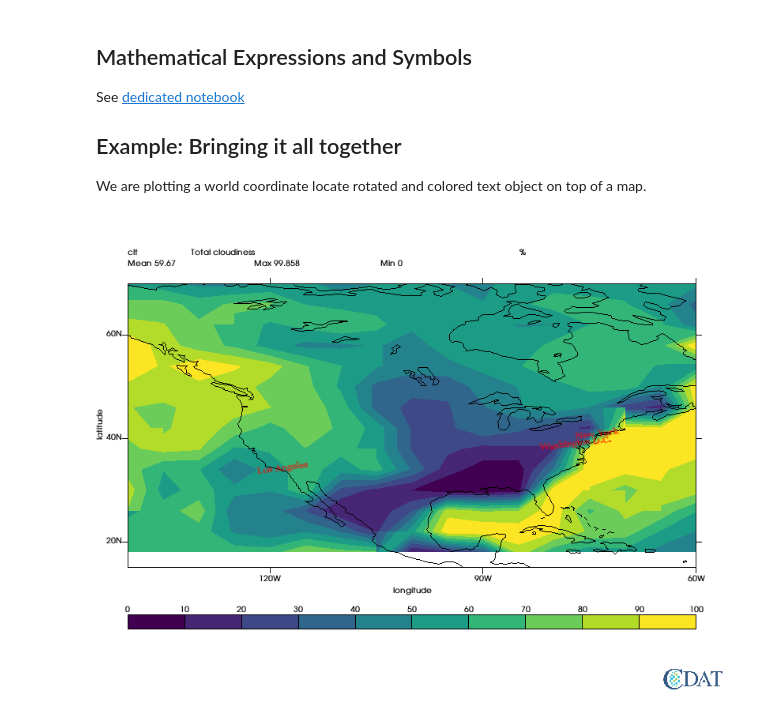
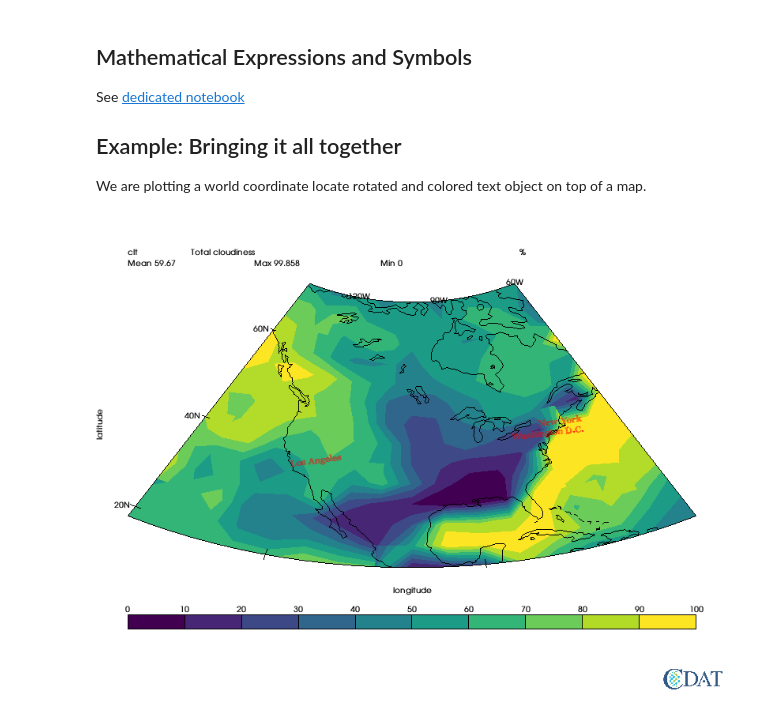
Before and after one commit to CDAT/vcs, a Jupyter notebook: docs/Jupyter/VCS_Text_Objects.ipynb, the cells around one changed output. Drawn from its saved outputs; the diff is of its cells as text; code cells hidden in the pictures.

```diff
--- a/docs/Jupyter/VCS_Text_Objects.ipynb
+++ b/docs/Jupyter/VCS_Text_Objects.ipynb
@@ -354,6 +374,7 @@ lat1 = 15.
 lat2 = 70.
 lon1 = -140.
 lon2 = -60.
+proj = "lambert"
 
 # Read data in
 clt = f("clt",time=slice(0,1),latitude=(lat1,lat2),longitude=(lon1,lon2),squeeze=1)
@@ -362,31 +383,33 @@ clt = f("clt",time=slice(0,1),latitude=(lat1,lat2),longitude=(lon1,lon2),squeeze
 gm = vcs.createisofill()
 gm.datawc_x1 = lon1
 gm.datawc_x2 = lon2
 gm.datawc_y1 = lat1
 gm.datawc_y2 = lat2
+gm.projection = proj
 
 # Template (not modified)
 templ = vcs.createtemplate()
 
 # Text object
 txt = vcs.createtext()
 txt.string = ["Washington D.C.", "New York", "Los Angeles"]
 txt.halign = "center"
 txt.valign = "half"
 txt.color = "red"
 txt.font = "Myfont"
 txt.height = 15
 txt.priority = 2
 txt.angle = -5
 txt.y = [38.9072, 40.7128, 34.0522]
 txt.x = [-77.0369, -74.0060, -118.2437]
 txt.worldcoordinate = [lon1, lon2, lat1, lat2]
 txt.viewport = [templ.data.x1, templ.data.x2, templ.data.y1, templ.data.y2]
+txt.projection = proj
 
 # Plot text first to show priority
 canvas.plot(txt)
 
 # Now data plotted "bellow" text
 canvas.plot(clt,gm)
 # %% [output]
-[figure, old version]
+[figure, new version]
```
Also changed, not shown: parts of 4 cells of this notebook, 3 other files.
